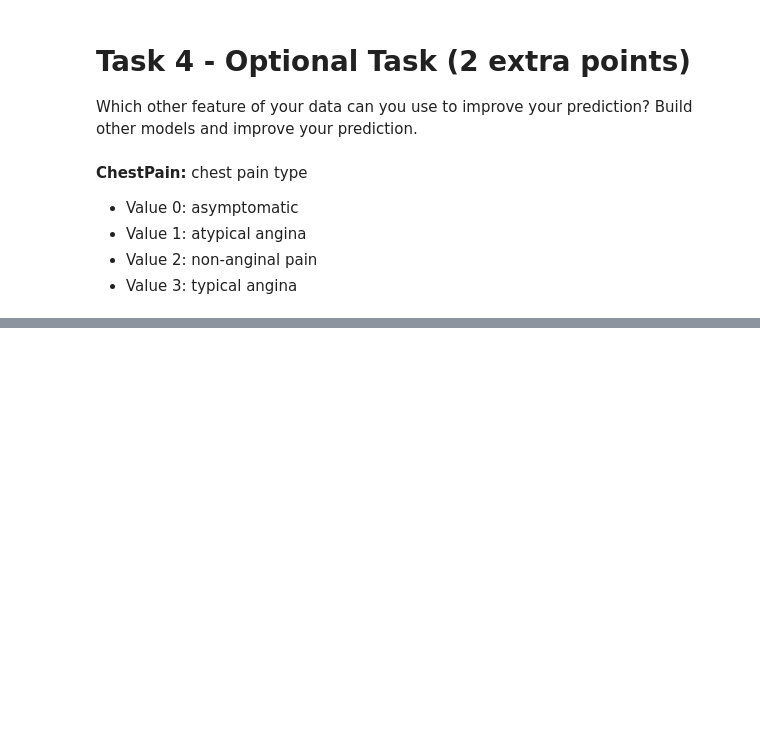
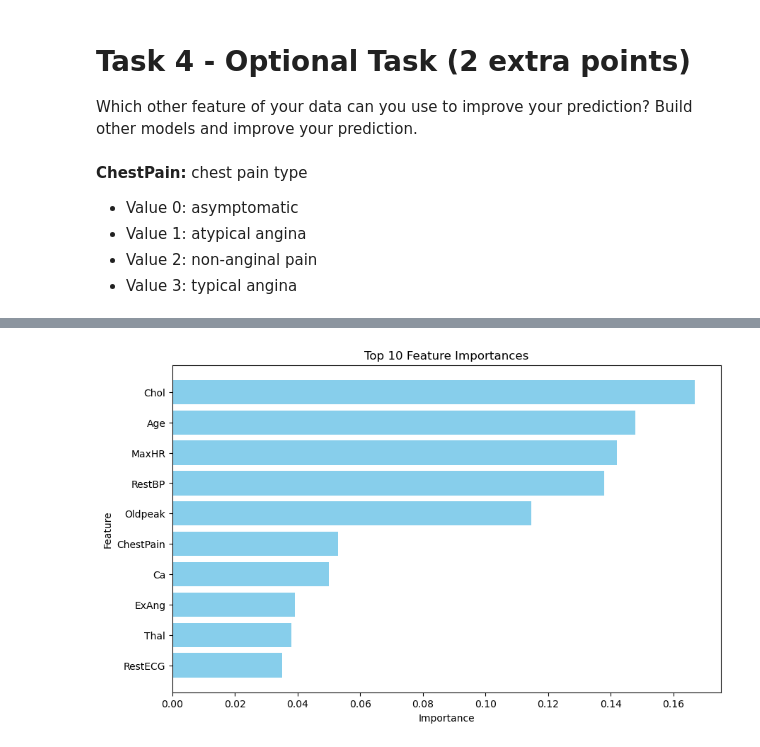
Before and after one commit to dylanxlam/data_science_practice_and_skills, a Jupyter notebook: practice/329e_HW05.ipynb, the cells around one changed output, grey strips where cells are left out. Cells and saved outputs as stored; diff of their text form; code cells hidden in the pictures; blank space fills up the shorter version.

```diff
--- a/practice/329e_HW05.ipynb
+++ b/practice/329e_HW05.ipynb
@@ -200,8 +223,20 @@ Which other feature of your data can you use to improve your prediction? Build o
 # %%
-# One-hot encoding ChestPain
+# Structuring/Formatting Data for Modeling
+
+# ChestPain
 heart_df.loc[heart_df['ChestPain'] == 'asymptomatic', 'ChestPain'] = 0
 heart_df.loc[heart_df['ChestPain'] == 'nontypical', 'ChestPain'] = 1
 heart_df.loc[heart_df['ChestPain'] == 'nonanginal', 'ChestPain'] = 2
 heart_df.loc[heart_df['ChestPain'] == 'typical', 'ChestPain'] = 3
-heart_df[['ChestPain']]
+heart_df['ChestPain'] = heart_df['ChestPain'].astype(int)
+
+# Oldpeak
+heart_df['Oldpeak'] = heart_df['Oldpeak'].astype(float)
+
+# Thal
+heart_df.loc[heart_df['Thal'] == 'fixed', 'Thal'] = 0
+heart_df.loc[heart_df['Thal'] == 'normal', 'Thal'] = 1
+heart_df.loc[heart_df['Thal'] == 'reversable', 'Thal'] = 2
+heart_df['Thal'] = heart_df['Thal'].astype(float)
+heart_df.dtypes
 # %% [output]
@@ -220,0 +258,56 @@ heart_df[['ChestPain']]
+# %%
+# Calculating most influential features for prediction
+
+from sklearn.ensemble import RandomForestClassifier
+from sklearn.impute import SimpleImputer
+
+
+# Create and fit the RandomForestClassifier
+clf = RandomForestClassifier()
+
+# Impute missing values in the features DataFrame
+imputer = SimpleImputer()
+X_imputed = imputer.fit_transform(heart_df.drop('Target', axis=1))
+
+# Now, ensure the target labels match the number of samples in the features DataFrame
+X_imputed = X_imputed[:len(y_train)]
+
+# Check the lengths of X_imputed and y_train_matched
+print("Length of X_imputed:", len(X_imputed))
+print("Length of y_train:", len(y_train))
+
+clf.fit(X_imputed, y_train)
+
+
+# Get feature importances
+importances_1d = clf.feature_importances_.ravel()
+
+# Create a DataFrame to display feature importances
+feature_importance_df = pd.DataFrame({
+    'Feature': heart_df.drop('Target', axis=1).columns,
+    'Importance': importances_1d
+})
+
+
+# Sort the DataFrame by importance
+feature_importance_df = feature_importance_df.sort_values(by='Importance', ascending=False)
+
+# Print the top feature importances
+print(feature_importance_df.sort_values)
+
+# Sort the feature importances in descending order
+sorted_idx = np.argsort(importances_1d)[::-1]
+
+# Get the top features and their importances
+top_features = feature_importance_df['Feature'][sorted_idx][:10]
+top_importances = importances_1d[sorted_idx][:10]
+
+# Plot the top features and their importances
+plt.figure(figsize=(10, 6))
+plt.barh(top_features, top_importances, color='skyblue')
+plt.xlabel('Importance')
+plt.ylabel('Feature')
+plt.title('Top 10 Feature Importances')
+plt.gca().invert_yaxis()  # Invert y-axis to show the most important feature on top
+plt.show()
+# %% [output]
@@ -221 +330,2 @@ heart_df[['ChestPain']]
+[figure, added]
 # %%
```
Also changed, not shown: parts of 10 cells of this notebook.
